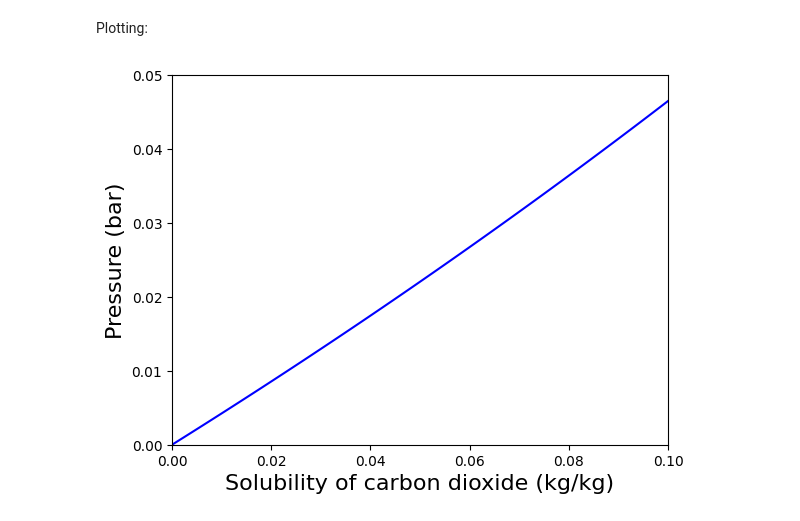
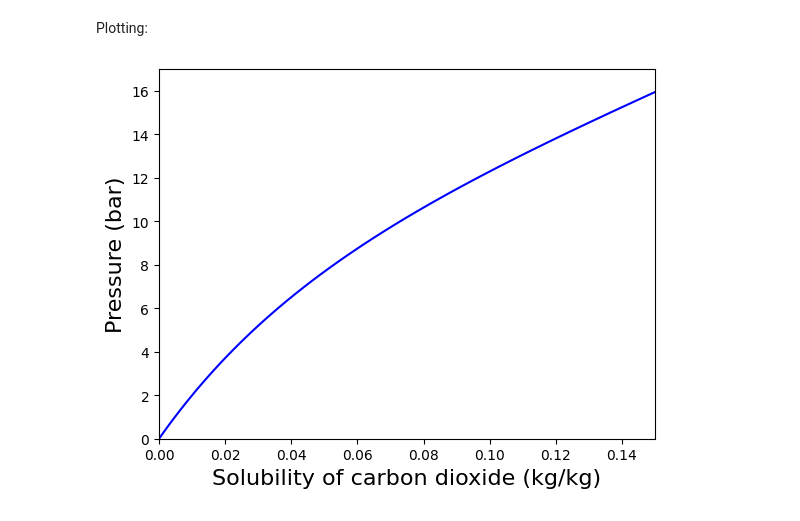
Before and after one commit to zgw-group/polymer_physics_lectures, a Jupyter notebook: clapeyron/2_polymers.ipynb, the cells around one changed output. Saved outputs shown, nothing was run; the diff lists cells and outputs as text; code cells hidden in the pictures.

```diff
--- a/clapeyron/2_polymers.ipynb
+++ b/clapeyron/2_polymers.ipynb
@@ -51,10 +51,10 @@ x = [0.001, 0.999]
 # %% [markdown]
 We can now trace the solubility of carbon dioxide in PS for a range of pressures. Typically, the solubility is expressed using mass fractions, whereas the `bubble_pressure` functiont takes mole fractions. We provide converters through `Clapeyron.mass_to_mole(model, x)`:
 # %%
-w = LinRange(0.,0.2, 100)
+w = LinRange(0.,0.15, 100)
 p = zeros(length(w))
 for i in 2:length(w)
-    x = Clapeyron.mole_to_mass(model,[w[i],1-w[i]])
+    x = Clapeyron.mass_to_mole(model,[w[i],1-w[i]])
     p[i] = bubble_pressure(model, T, x, method)[1]
 end
 # %% [markdown]
@@ -62,15 +62,15 @@ Plotting:
 # %%
 plt.clf()
 fig, ax = plt.subplots()
 ax.plot(w, p ./ 1e5, color="blue")
 ax.set_xlabel("Solubility of carbon dioxide (kg/kg)", fontsize=16)
 ax.set_ylabel("Pressure (bar)", fontsize=16)
-ax.set_xlim(0, 0.1)
-ax.set_ylim(0, 0.05);
+ax.set_xlim(0, 0.15)
+ax.set_ylim(0, 17);
 # ax.set_xticks(fontsize=14)
 # ax.set_yticks(fontsize=14);
 # %% [output]
-[figure, old version]
+[figure, new version]
 # %%
 display(fig)
 # %% [output]
```
Also changed, not shown: parts of 35 cells of this notebook.
